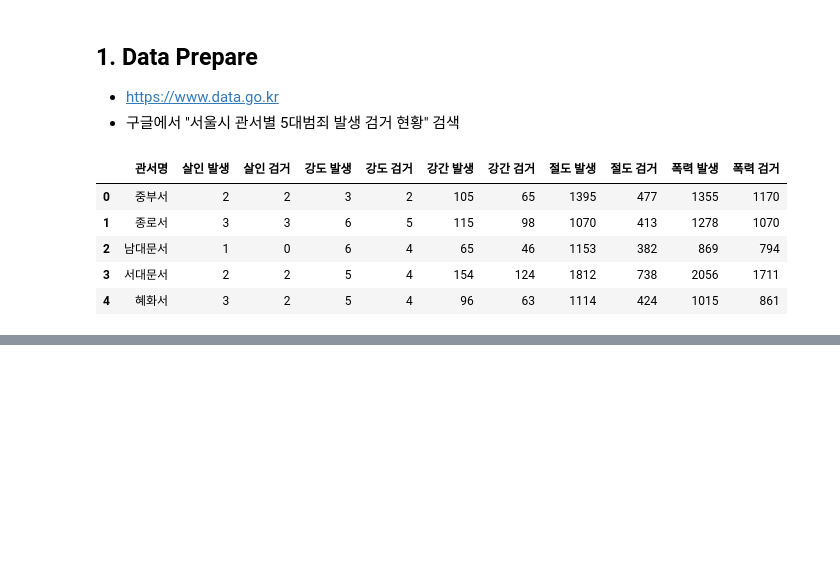
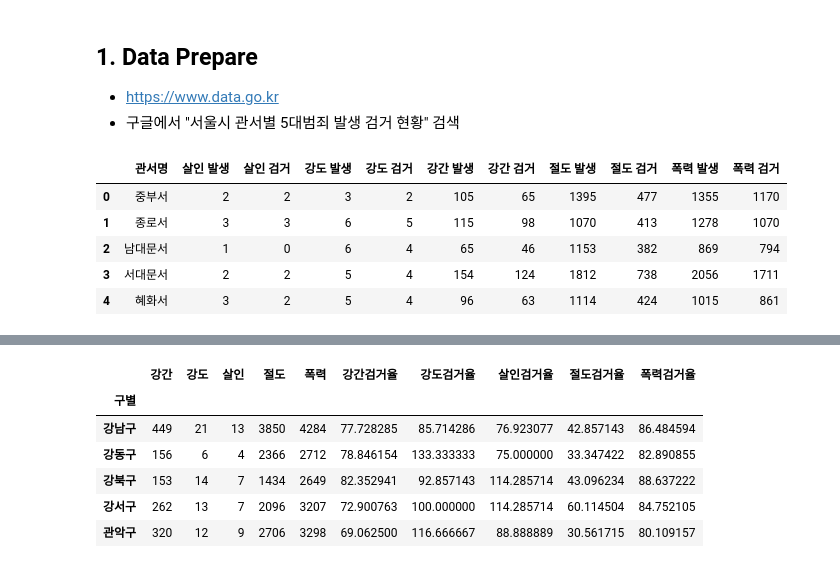
Before and after one commit to ch00251/PythonPractice, a Jupyter notebook: 분석예제3.ipynb, the cells around one changed output, grey strips where cells are left out. Saved outputs shown, nothing was run; the diff lists cells and outputs as text; code cells hidden in the pictures; blank space fills up the shorter version.

```diff
--- a/분석예제3.ipynb
+++ b/분석예제3.ipynb
@@ -36,0 +405,14 @@ crime_anal_police.head()
+# %%
+##### "발생"이라는 단어는 삭제(컬럼 변경)
+
+crime_anal.rename(columns={"강간 발생":"강간", "강도 발생":"강도", "살인 발생":"살인",
+                           "절도 발생":"절도", "폭력 발생":"폭력"}, inplace=True)
+crime_anal.head()
+# %% [output]
+|  | 강간 | 강도 | 살인 | 절도 | 폭력 | 강간검거율 | 강도검거율 | 살인검거율 | 절도검거율 | 폭력검거율 |
+| 구별 |  |  |  |  |  |  |  |  |  |  |
+| 강남구 | 449 | 21 | 13 | 3850 | 4284 | 77.728285 | 85.714286 | 76.923077 | 42.857143 | 86.484594 |
+| 강동구 | 156 | 6 | 4 | 2366 | 2712 | 78.846154 | 133.333333 | 75.000000 | 33.347422 | 82.890855 |
+| 강북구 | 153 | 14 | 7 | 1434 | 2649 | 82.352941 | 92.857143 | 114.285714 | 43.096234 | 88.637222 |
+| 강서구 | 262 | 13 | 7 | 2096 | 3207 | 72.900763 | 100.000000 | 114.285714 | 60.114504 | 84.752105 |
+| 관악구 | 320 | 12 | 9 | 2706 | 3298 | 69.062500 | 116.666667 | 88.888889 | 30.561715 | 80.109157 |
```
Also changed, not shown: parts of 30 cells of this notebook.
